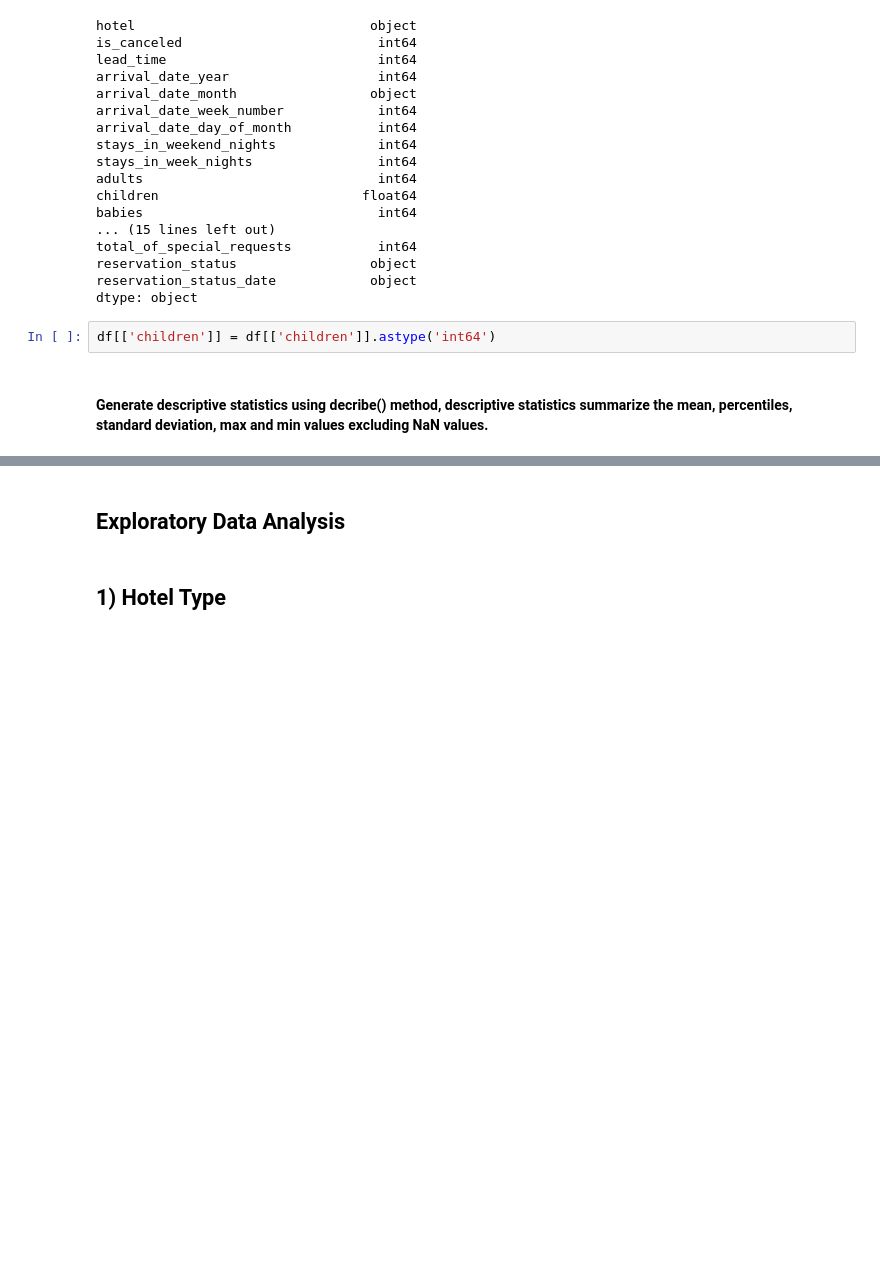
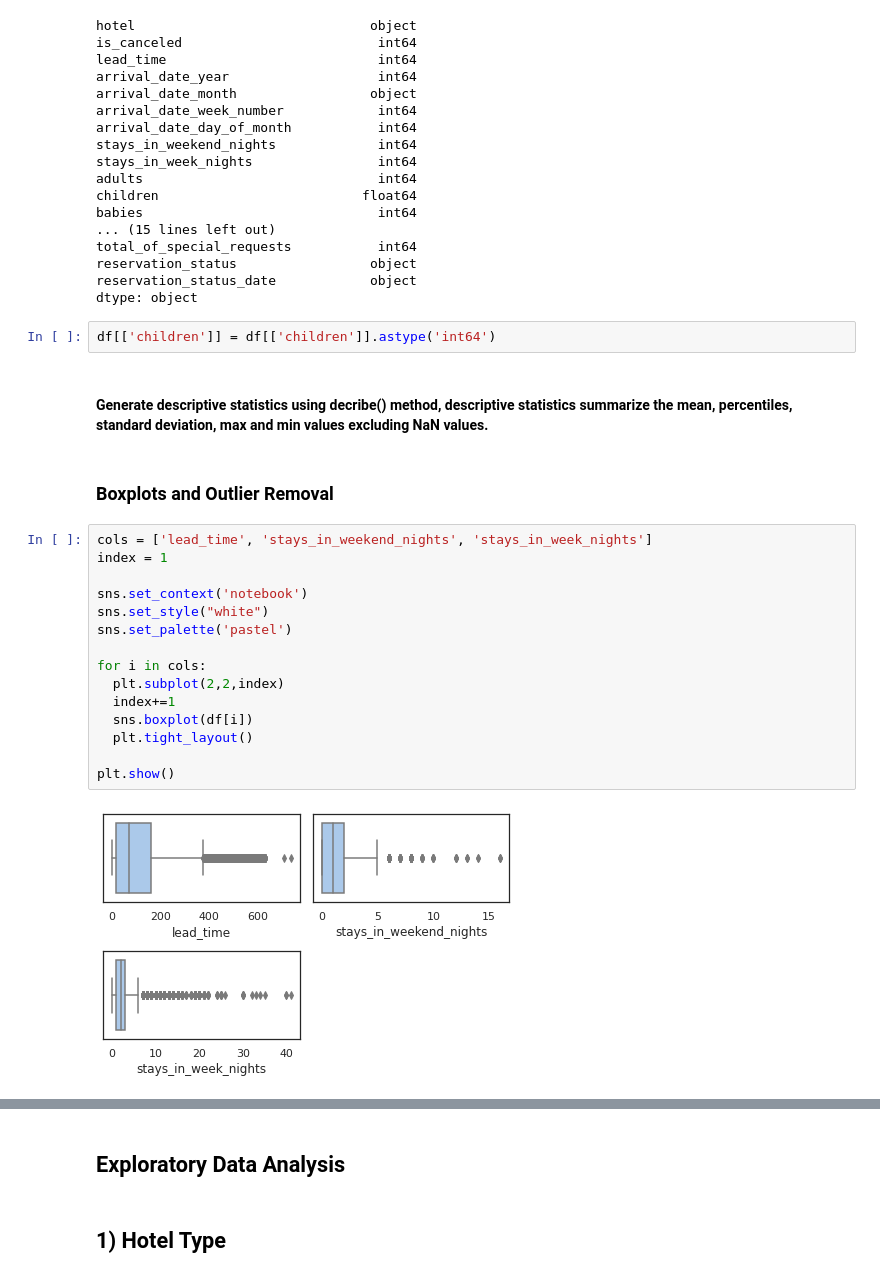
Before and after one commit to mdabushad/Hotel-Booking-Analysis-EDA-Capstone, a Jupyter notebook: data_machines_Hotel_Booking_Analysis_Capstone_Project.ipynb, the cells around one changed output, grey strips where cells are left out. Drawn from its saved outputs; the diff is of its cells as text; blank space fills up the shorter version.

```diff
--- a/data_machines_Hotel_Booking_Analysis_Capstone_Project.ipynb
+++ b/data_machines_Hotel_Booking_Analysis_Capstone_Project.ipynb
@@ -137,3 +137,22 @@ dtype: object
 df[['children']] = df[['children']].astype('int64')
 # %% [markdown]
 #### Generate descriptive statistics using decribe() method, descriptive statistics summarize the mean, percentiles, standard deviation, max and min values excluding NaN values.
+# %% [markdown]
+### Boxplots and Outlier Removal
+# %%
+cols = ['lead_time', 'stays_in_weekend_nights', 'stays_in_week_nights']
+index = 1
+
+sns.set_context('notebook')
+sns.set_style("white")
+sns.set_palette('pastel')
+
+for i in cols:
+  plt.subplot(2,2,index)
+  index+=1
+  sns.boxplot(df[i])
+  plt.tight_layout()
+
+plt.show()
+# %% [output]
+[figure, added]
```
Also changed, not shown: parts of 6 cells of this notebook.
